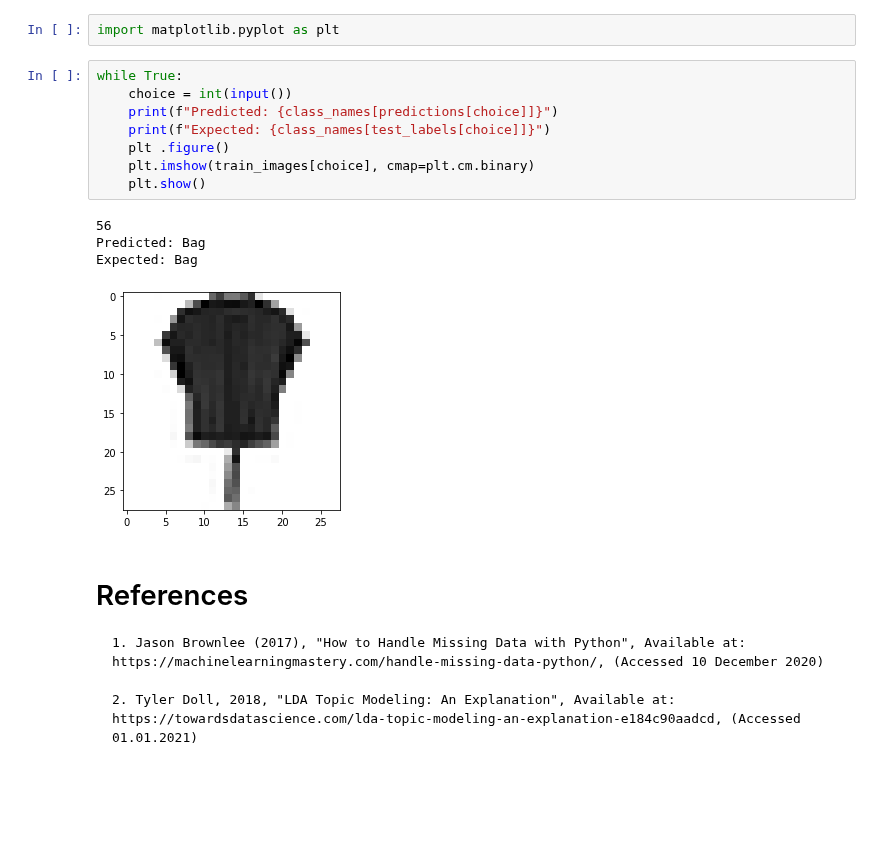
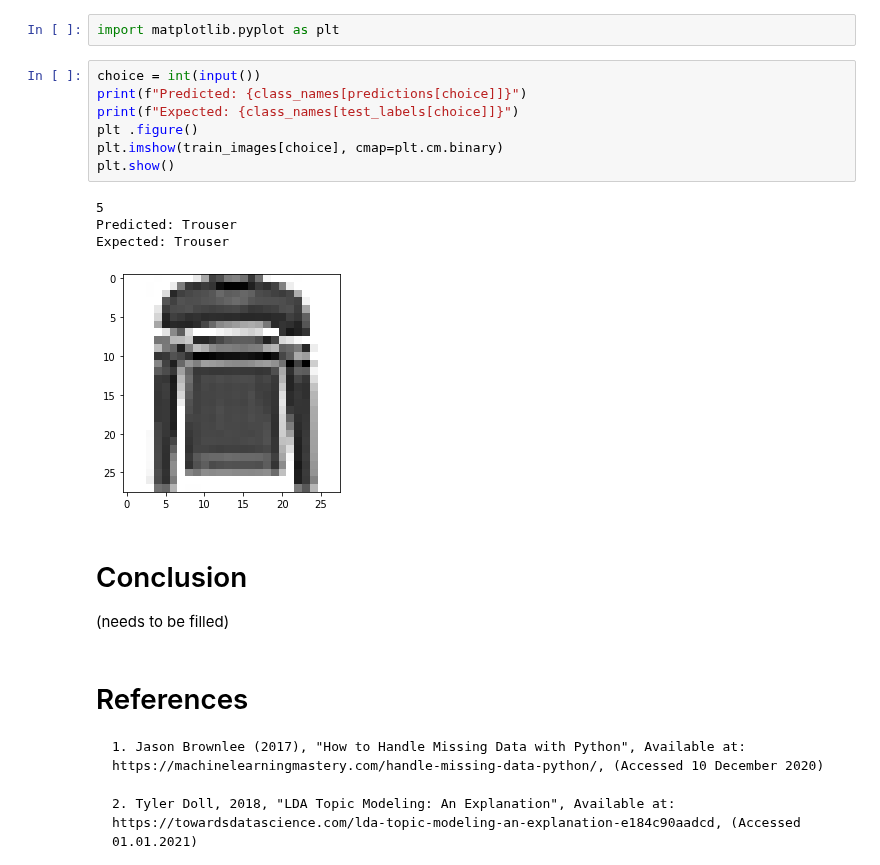
Before and after one commit to DoraTheodora/MachineLearning-Tutorial, a Jupyter notebook: CA2-Data Preprocessing and Algorithms.ipynb, the cells around one changed output. Saved outputs shown, nothing was run; the diff lists cells and outputs as text; blank space fills up the shorter version.

```diff
--- a/CA2-Data Preprocessing and Algorithms.ipynb
+++ b/CA2-Data Preprocessing and Algorithms.ipynb
@@ -579,18 +618,21 @@ print(tree.export_text(model))
 # %%
 import matplotlib.pyplot as plt
 # %%
-while True:
-    choice = int(input())
-    print(f"Predicted: {class_names[predictions[choice]]}")
-    print(f"Expected: {class_names[test_labels[choice]]}")
-    plt .figure()
-    plt.imshow(train_images[choice], cmap=plt.cm.binary)
-    plt.show()
+choice = int(input())
+print(f"Predicted: {class_names[predictions[choice]]}")
+print(f"Expected: {class_names[test_labels[choice]]}")
+plt .figure()
+plt.imshow(train_images[choice], cmap=plt.cm.binary)
+plt.show()
 # %% [output]
-56
-Predicted: Bag
-Expected: Bag
+5
+Predicted: Trouser
+Expected: Trouser
-[figure, old version]
+[figure, new version]
+# %% [markdown]
+# Conclusion
+
+(needs to be filled)
 # %% [markdown]
 # References
     1. Jason Brownlee (2017), "How to Handle Missing Data with Python", Available at: https://machinelearningmastery.com/handle-missing-data-python/, (Accessed 10 December 2020)
```
Also changed, not shown: parts of 15 cells of this notebook.
